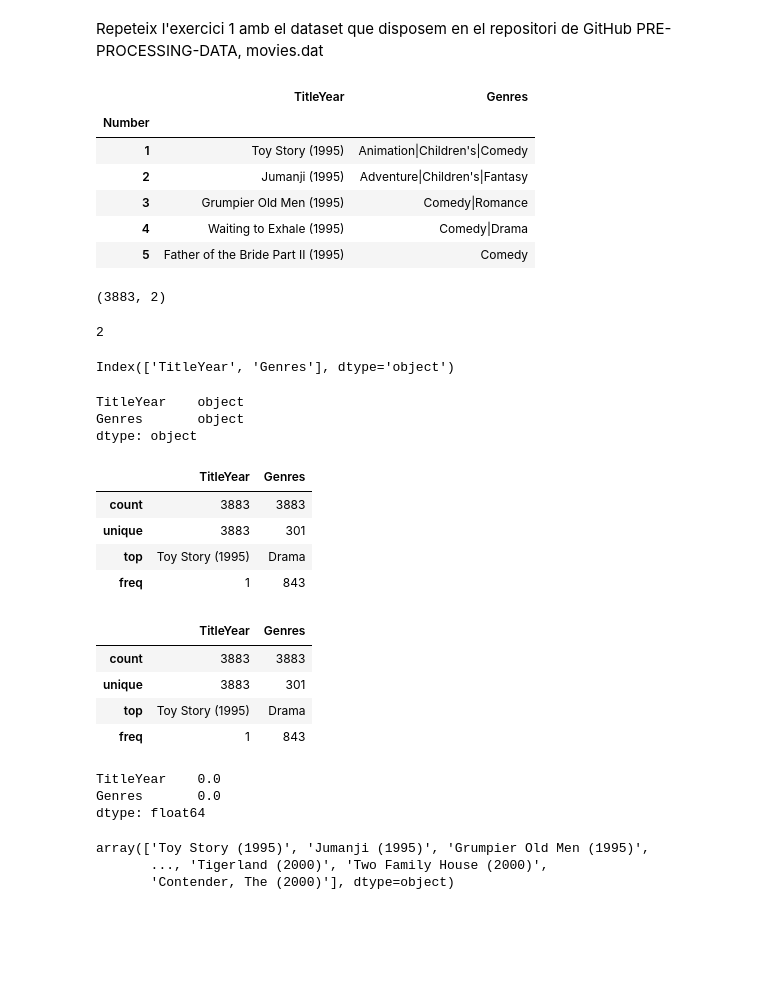
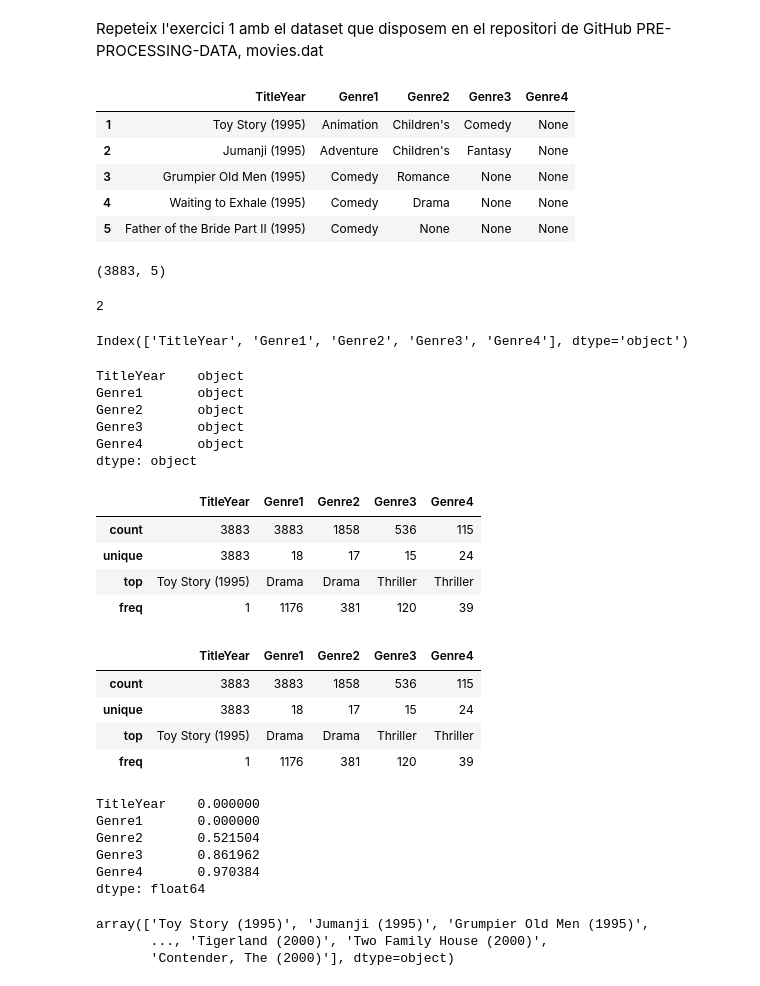
Before and after one commit to kabraxxx/Visualitzacio_grafica_de_Multiples_variables, a Jupyter notebook: S03 T02.ipynb, the cells around one changed output. Saved outputs shown, nothing was run; the diff lists cells and outputs as text; code cells hidden in the pictures; blank space fills up the shorter version.

```diff
--- a/S03 T02.ipynb
+++ b/S03 T02.ipynb
@@ -294,29 +294,37 @@ Repeteix l'exercici 1 amb el dataset que disposem en el repositori de GitHub PRE
 # %%
 # importing libraries
 import numpy as np
 import pandas as pd
 import matplotlib.pyplot as plt
 import seaborn as sns
 import warnings
 
 warnings.filterwarnings('ignore')
 
 movies = pd.read_csv("https://raw.githubusercontent.com/IT-Academy-BCN/Data-Science/main/Pre-processing-data/movies.dat",
-sep='::', encoding = 'ISO-8859-1', index_col=0, names=['Number','TitleYear','Genres'], engine='python')
+sep='::', encoding = 'ISO-8859-1', index_col=0, names=['TitleYear','Genres'], engine='python')
 
+movies.dataframeName = 'movies.csv'
+
+movies.dropna(inplace = True)
+new = movies["Genres"].str.split("|", n = 3, expand = True)
+movies["Genre1"]=new[0]
+movies["Genre2"]=new[1]
+movies["Genre3"]=new[2]
+movies["Genre4"]=new[3]
+movies.drop(columns =["Genres"], inplace = True)
 movies.head()
 # %% [output]
-|  | TitleYear | Genres |
-| Number |  |  |
-| 1 | Toy Story (1995) | Animation|Children's|Comedy |
-| 2 | Jumanji (1995) | Adventure|Children's|Fantasy |
-| 3 | Grumpier Old Men (1995) | Comedy|Romance |
-| 4 | Waiting to Exhale (1995) | Comedy|Drama |
-| 5 | Father of the Bride Part II (1995) | Comedy |
+|  | TitleYear | Genre1 | Genre2 | Genre3 | Genre4 |
+| 1 | Toy Story (1995) | Animation | Children's | Comedy | None |
+| 2 | Jumanji (1995) | Adventure | Children's | Fantasy | None |
+| 3 | Grumpier Old Men (1995) | Comedy | Romance | None | None |
+| 4 | Waiting to Exhale (1995) | Comedy | Drama | None | None |
+| 5 | Father of the Bride Part II (1995) | Comedy | None | None | None |
 # %%
 movies.shape
 # %% [output]
-(3883, 2)
+(3883, 5)
 # %%
 movies.ndim
 # %% [output]
@@ -324,34 +332,40 @@ movies.ndim
 # %%
 movies.columns
 # %% [output]
-Index(['TitleYear', 'Genres'], dtype='object')
+Index(['TitleYear', 'Genre1', 'Genre2', 'Genre3', 'Genre4'], dtype='object')
 # %%
 movies.dtypes
 # %% [output]
 TitleYear    object
-Genres       object
+Genre1       object
+Genre2       object
+Genre3       object
+Genre4       object
 dtype: object
 # %%
 movies.describe()
 # %% [output]
-|  | TitleYear | Genres |
-| count | 3883 | 3883 |
-| unique | 3883 | 301 |
-| top | Toy Story (1995) | Drama |
-| freq | 1 | 843 |
+|  | TitleYear | Genre1 | Genre2 | Genre3 | Genre4 |
+| count | 3883 | 3883 | 1858 | 536 | 115 |
+| unique | 3883 | 18 | 17 | 15 | 24 |
+| top | Toy Story (1995) | Drama | Drama | Thriller | Thriller |
+| freq | 1 | 1176 | 381 | 120 | 39 |
 # %%
 round(movies.describe(include='all'), 3)
 # %% [output]
-|  | TitleYear | Genres |
-| count | 3883 | 3883 |
-| unique | 3883 | 301 |
-| top | Toy Story (1995) | Drama |
-| freq | 1 | 843 |
+|  | TitleYear | Genre1 | Genre2 | Genre3 | Genre4 |
+| count | 3883 | 3883 | 1858 | 536 | 115 |
+| unique | 3883 | 18 | 17 | 15 | 24 |
+| top | Toy Story (1995) | Drama | Drama | Thriller | Thriller |
+| freq | 1 | 1176 | 381 | 120 | 39 |
 # %%
 movies.isnull().sum()/len(movies)
 # %% [output]
-TitleYear    0.0
-Genres       0.0
+TitleYear    0.000000
+Genre1       0.000000
+Genre2       0.521504
+Genre3       0.861962
+Genre4       0.970384
 dtype: float64
 # %%
 movies.TitleYear.unique()
```
Also changed, not shown: parts of 12 cells of this notebook.
